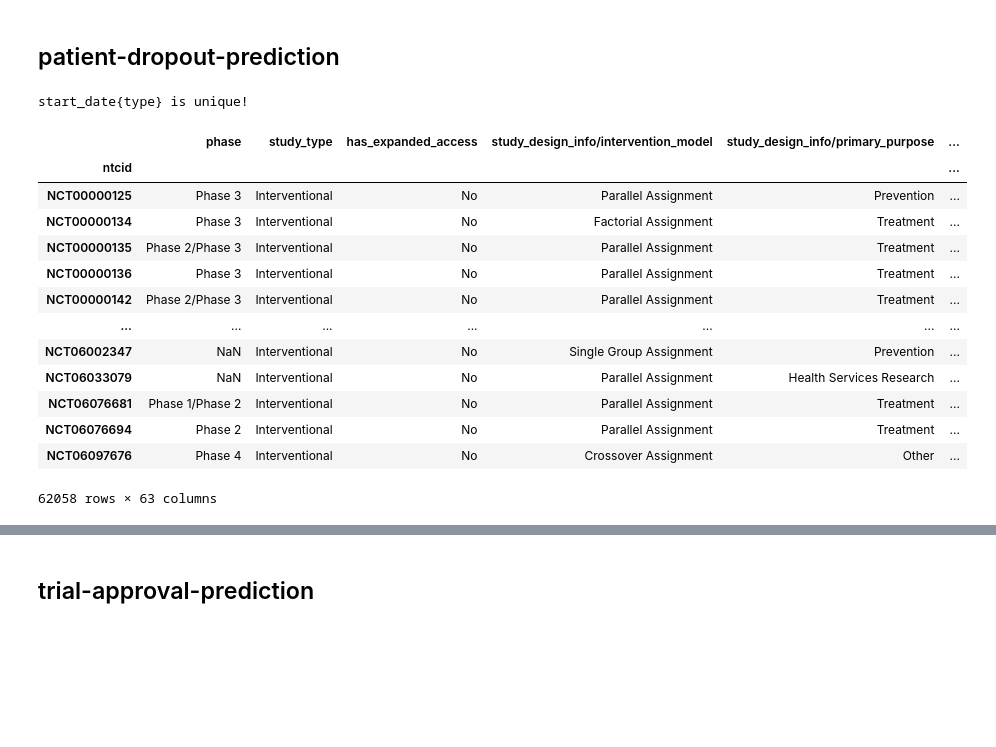
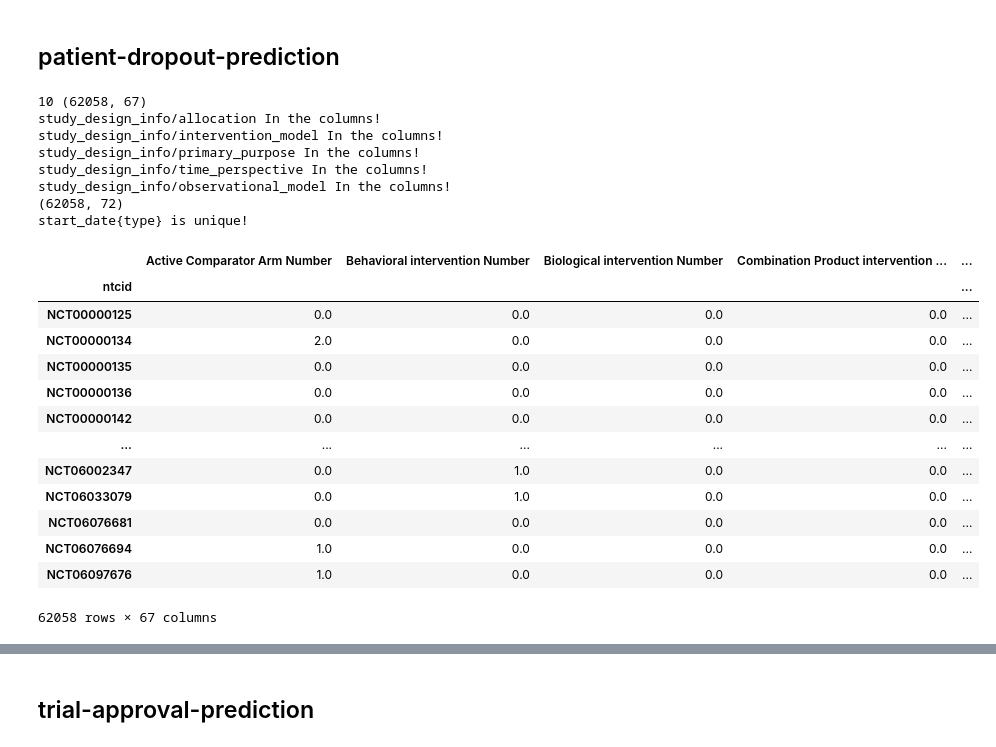
Before and after one commit to huyjj/Clinical, a Jupyter notebook: feature_prepare.ipynb, the cells around one changed output, grey strips where cells are left out. Drawn from its saved outputs; the diff is of its cells as text; code cells hidden in the pictures; blank space fills up the shorter version.

```diff
--- a/feature_prepare.ipynb
+++ b/feature_prepare.ipynb
@@ -377,0 +557,4 @@ Index(['phase', 'study_type', 'has_expanded_access',
+# %%
+# 卸磨杀驴
+All = All.drop('intervention/intervention_type', axis=1)
+print(All.columns)
@@ -383,5 +584,3 @@ print(All.shape)
 All.to_csv('All_data_prepared.csv')
 # %% [markdown]
 duration 里enrollment两个全扔  四个全扔 enrollment type GDP+人口+老龄化程度
-# %%
-All = All.drop('enrollment{type}', axis=1)
@@ -607,11 +989,25 @@ pd.DataFrame(city_dict.values(), index=city_dict.keys()).to_csv('city.csv')
+# %%
+All = All_Ori.copy()
 # %% [markdown]
 ### 删除和 target 对应的条数里面太少(全为nan)的和所有值都一样的部分
 # %%
 task_name = 'adverse-event-rate-prediction'
 target = pd.read_csv(f'{task_name}/output.csv', index_col=0)
 part = All.loc[target.index]
-drop_feature = ['enrollment{type}']
+add_feature = ['eligibility/study_pop/textblock', 'intervention/description', 'study_design_info/allocation', 'study_design_info/intervention_model',
+'study_design_info/intervention_model_description', 'study_design_info/primary_purpose', 'study_design_info/time_perspective', 'study_design_info/observational_model',
+'study_design_info/masking', 'study_design_info/masking_description']
+print(len(add_feature), part.shape)
+for c in add_feature:
+    if c in part.columns:
+        print(c, 'In the columns!')
+    else:
+        part[c] = All_Ori[c].loc[target.index]
+print(part.shape)
+drop_feature = ['enrollment{type}', 'id_info/nct_id', 'biospec_retention','completion_date{type}']
 for c in part.columns:
+    if c =='icdcode' or c == 'smiless' :
+        continue
     if part[c].isnull().sum() == len(part):
         print(f'{c} is all null!')
         drop_feature.append(c)
@@ -620,5 +1016,7 @@ for c in part.columns:
         drop_feature.append(c)
 
 part = part.drop(drop_feature, axis=1)
+sorted_columns = sorted(part.columns)
+part = part.reindex(columns=sorted_columns)
 part
 # %% [output]
@@ -714,34 +1237,55 @@ for task in tasks:
 # %%
 task_name = 'patient-dropout-prediction'
 target = pd.read_csv(f'{task_name}/output.csv', index_col=0)
 part = All.loc[target.index]
-drop_feature = ['enrollment{type}', ]  # duration 里不使用enrollment
+add_feature = ['eligibility/study_pop/textblock', 'intervention/description', 'study_design_info/allocation', 'study_design_info/intervention_model',
+'study_design_info/intervention_model_description', 'study_design_info/primary_purpose', 'study_design_info/time_perspective', 'study_design_info/observational_model',
+'study_design_info/masking', 'study_design_info/masking_description']
+print(len(add_feature), part.shape)
+for c in add_feature:
+    if c in part.columns:
+        print(c, 'In the columns!')
+    else:
+        part[c] = All_Ori[c].loc[target.index]
+print(part.shape)
+drop_feature = ['enrollment{type}', 'id_info/nct_id', 'biospec_retention','completion_date{type}']
 for c in part.columns:
+    if c =='icdcode' or c == 'smiless' :
+        continue
     if part[c].isnull().sum() == len(part):
         print(f'{c} is all null!')
         drop_feature.append(c)
     if part[c].nunique(dropna=True) == 1:  # 除去缺失值后的所有值一样 即方差为0
         print(f'{c} is unique!')
         drop_feature.append(c)
 
 part = part.drop(drop_feature, axis=1)
+sorted_columns = sorted(part.columns)
+part = part.reindex(columns=sorted_columns)
 part
 # %% [output]
+10 (62058, 67)
+study_design_info/allocation In the columns!
+study_design_info/intervention_model In the columns!
+study_design_info/primary_purpose In the columns!
+study_design_info/time_perspective In the columns!
+study_design_info/observational_model In the columns!
+(62058, 72)
 start_date{type} is unique!
-|  | phase | study_type | has_expanded_access | study_design_info/intervention_model | study_design_info/primary_purpose | ... |
-| ntcid |  |  |  |  |  | ... |
-| NCT00000125 | Phase 3 | Interventional | No | Parallel Assignment | Prevention | ... |
-| NCT00000134 | Phase 3 | Interventional | No | Factorial Assignment | Treatment | ... |
-| NCT00000135 | Phase 2/Phase 3 | Interventional | No | Parallel Assignment | Treatment | ... |
-| NCT00000136 | Phase 3 | Interventional | No | Parallel Assignment | Treatment | ... |
-| NCT00000142 | Phase 2/Phase 3 | Interventional | No | Parallel Assignment | Treatment | ... |
-| ... | ... | ... | ... | ... | ... | ... |
-| NCT06002347 | NaN | Interventional | No | Single Group Assignment | Prevention | ... |
-| NCT06033079 | NaN | Interventional | No | Parallel Assignment | Health Services Research | ... |
-| NCT06076681 | Phase 1/Phase 2 | Interventional | No | Parallel Assignment | Treatment | ... |
-| NCT06076694 | Phase 2 | Interventional | No | Parallel Assignment | Treatment | ... |
-| NCT06097676 | Phase 4 | Interventional | No | Crossover Assignment | Other | ... |
+|  | Active Comparator Arm Number | Behavioral intervention Number | Biological intervention Number | Combination Product intervention ... | ... |
+| ntcid |  |  |  |  | ... |
+| NCT00000125 | 0.0 | 0.0 | 0.0 | 0.0 | ... |
+| NCT00000134 | 2.0 | 0.0 | 0.0 | 0.0 | ... |
+| NCT00000135 | 0.0 | 0.0 | 0.0 | 0.0 | ... |
+| NCT00000136 | 0.0 | 0.0 | 0.0 | 0.0 | ... |
+| NCT00000142 | 0.0 | 0.0 | 0.0 | 0.0 | ... |
+| ... | ... | ... | ... | ... | ... |
+| NCT06002347 | 0.0 | 1.0 | 0.0 | 0.0 | ... |
+| NCT06033079 | 0.0 | 1.0 | 0.0 | 0.0 | ... |
+| NCT06076681 | 0.0 | 0.0 | 0.0 | 0.0 | ... |
+| NCT06076694 | 1.0 | 0.0 | 0.0 | 0.0 | ... |
+| NCT06097676 | 1.0 | 0.0 | 0.0 | 0.0 | ... |
-62058 rows × 63 columns
+62058 rows × 67 columns
 # %%
 tasks = ['droupout_rate']
 for task in tasks:
```
Also changed, not shown: parts of 97 cells of this notebook, 8 other files.
